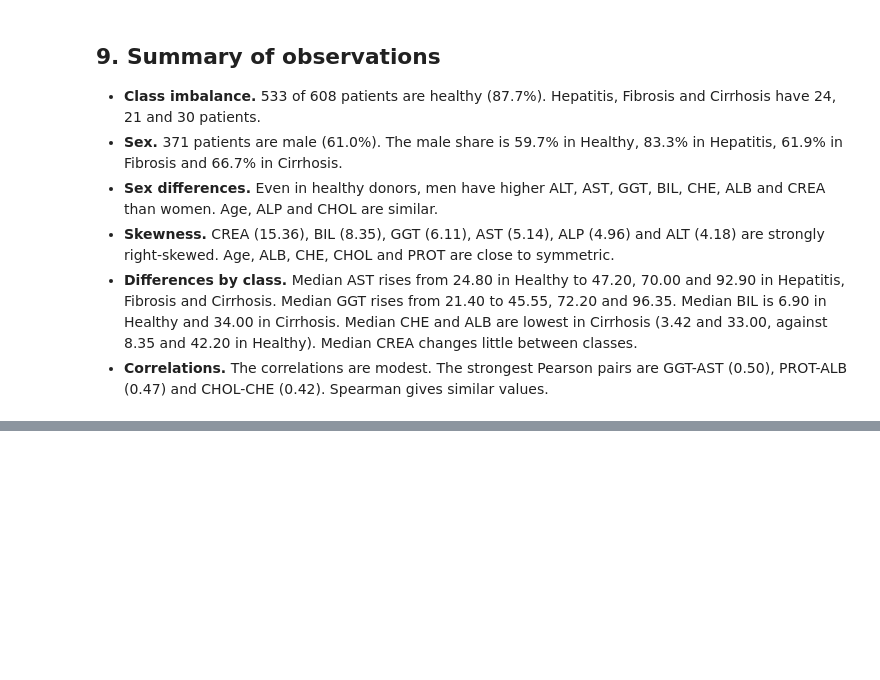
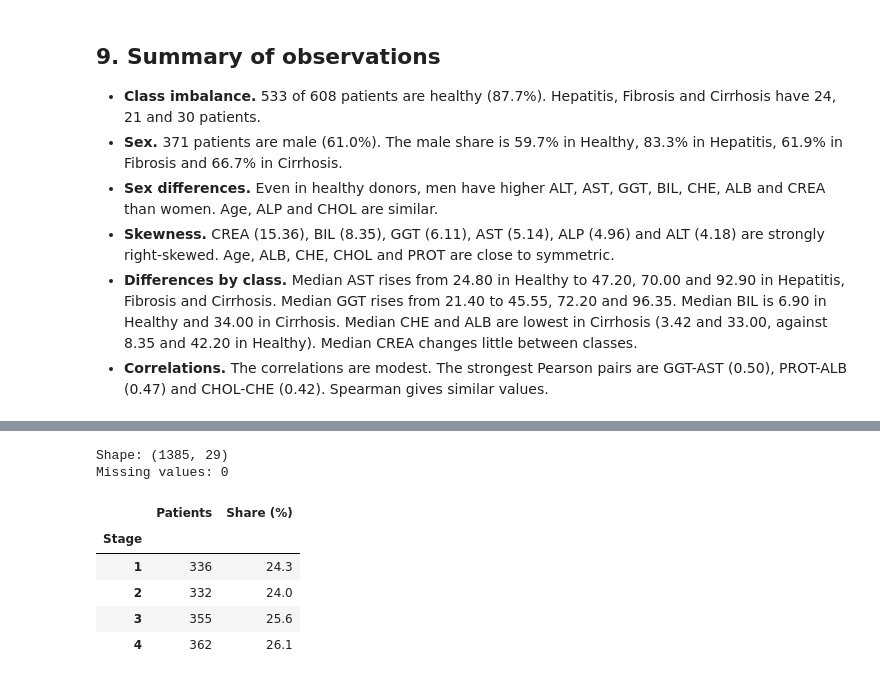
Before and after one commit to omaralhajjaj4-star/hcv-ML-DS-project, a Jupyter notebook: eda.ipynb, the cells around one changed output, grey strips where cells are left out. Saved outputs shown, nothing was run; the diff lists cells and outputs as text; code cells hidden in the pictures; blank space fills up the shorter version.

```diff
--- a/eda.ipynb
+++ b/eda.ipynb
@@ -533,0 +538,26 @@ Patients: 608
+# %%
+# read the raw Egyptian file. Some column names end in a space, so the
+# spaces are removed first
+egy = pd.read_csv("COM725/HCV-Egy-Data.csv")
+egy.columns = egy.columns.str.strip()
+print("Shape:", egy.shape)
+print("Missing values:", egy.isna().sum().sum())
+
+# number and share of patients in each baseline fibrosis stage (1 to 4)
+stage_counts = egy["Baselinehistological staging"].value_counts().sort_index()
+stage_table = pd.DataFrame({
+    "Patients": stage_counts,
+    "Share (%)": (stage_counts / len(egy) * 100).round(1),
+})
+stage_table.index.name = "Stage"
+stage_table.to_csv("results/egyptian_stage_counts.csv")
+stage_table
+# %% [output]
+Shape: (1385, 29)
+Missing values: 0
+|  | Patients | Share (%) |
+| Stage |  |  |
+| 1 | 336 | 24.3 |
+| 2 | 332 | 24.0 |
+| 3 | 355 | 25.6 |
+| 4 | 362 | 26.1 |
```
Also changed, not shown: parts of 4 cells of this notebook, 22 other files.
